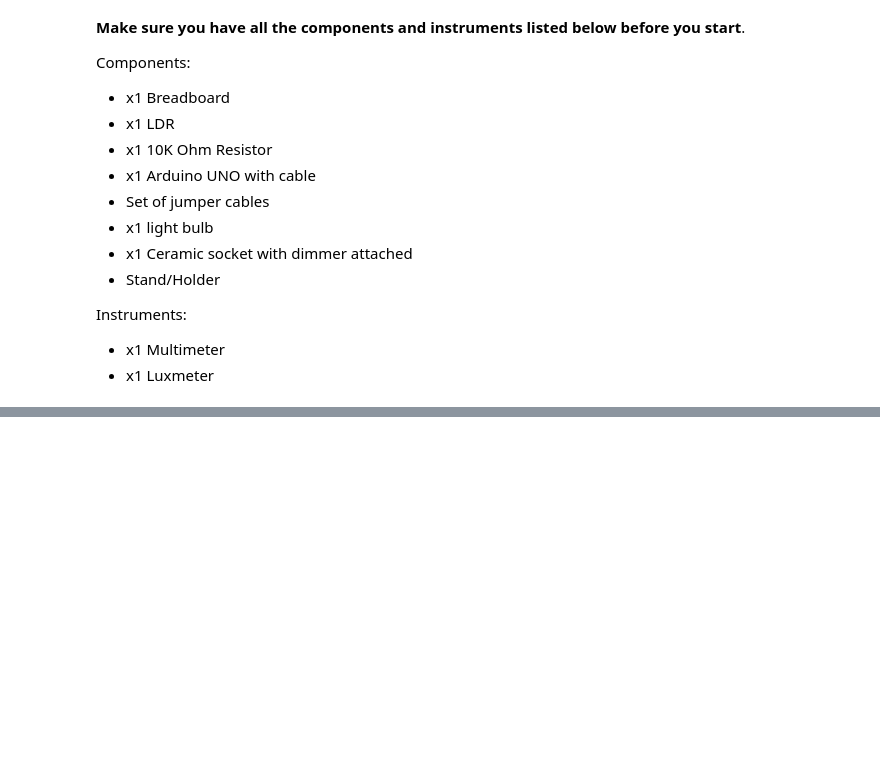
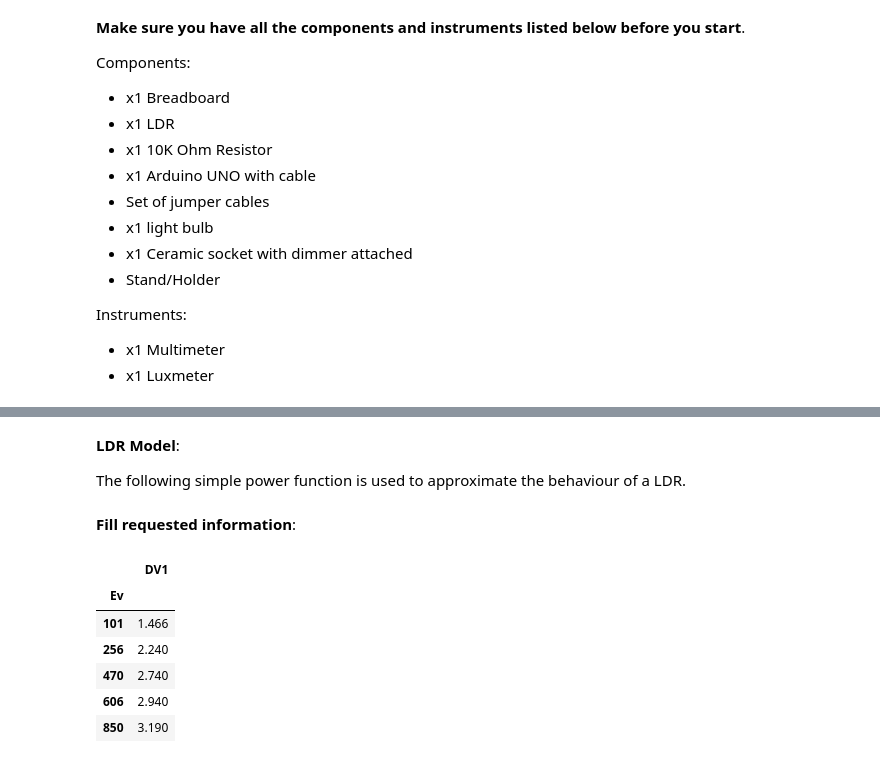
Before and after one commit to Andreamuci/EXa, a Jupyter notebook: ex1/Photoresistor_V002.ipynb, the cells around one changed output, grey strips where cells are left out. Saved outputs shown, nothing was run; the diff lists cells and outputs as text; code cells hidden in the pictures; blank space fills up the shorter version.

```diff
--- a/ex1/Photoresistor_V002.ipynb
+++ b/ex1/Photoresistor_V002.ipynb
@@ -175,0 +180,4 @@ Notes:
+# %% [markdown]
+**LDR Model**:
+
+The following simple power function is used to approximate the behaviour of a LDR.
@@ -175,0 +187,32 @@ Notes:
+# %% [markdown]
+**Fill requested information**:
+# %%
+############################
+# Fill these variables with
+# the requested information
+############################
+
+FILE_NAME = "test.txt"  # your file name WITH extension
+
+V0 = 5.04 # Output voltage produced by the Arduino UNO
+
+############################
+# You do NOT need to change
+# anything in the section below
+############################
+
+FILE_PATH = f"./data/{FILE_NAME}"
+
+R1 = 10e3 # Resistor value (10K in this case)
+
+df = pd.read_csv(FILE_PATH)
+df.set_index("Ev", inplace = True)
+df.head()
+# %% [output]
+|  | DV1 |
+| Ev |  |
+| 101 | 1.466 |
+| 256 | 2.240 |
+| 470 | 2.740 |
+| 606 | 2.940 |
+| 850 | 3.190 |
```
Also changed, not shown: parts of 10 cells of this notebook, 2 other files.
